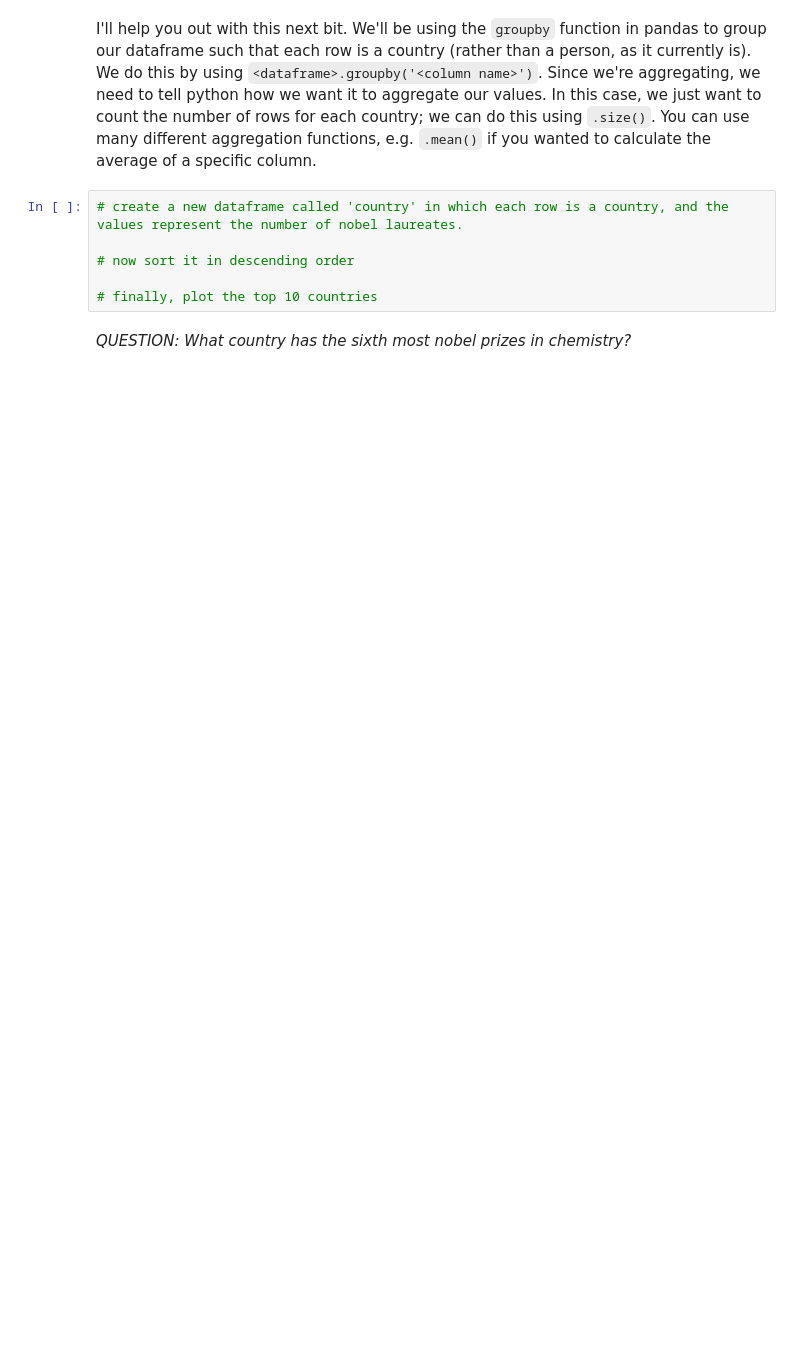
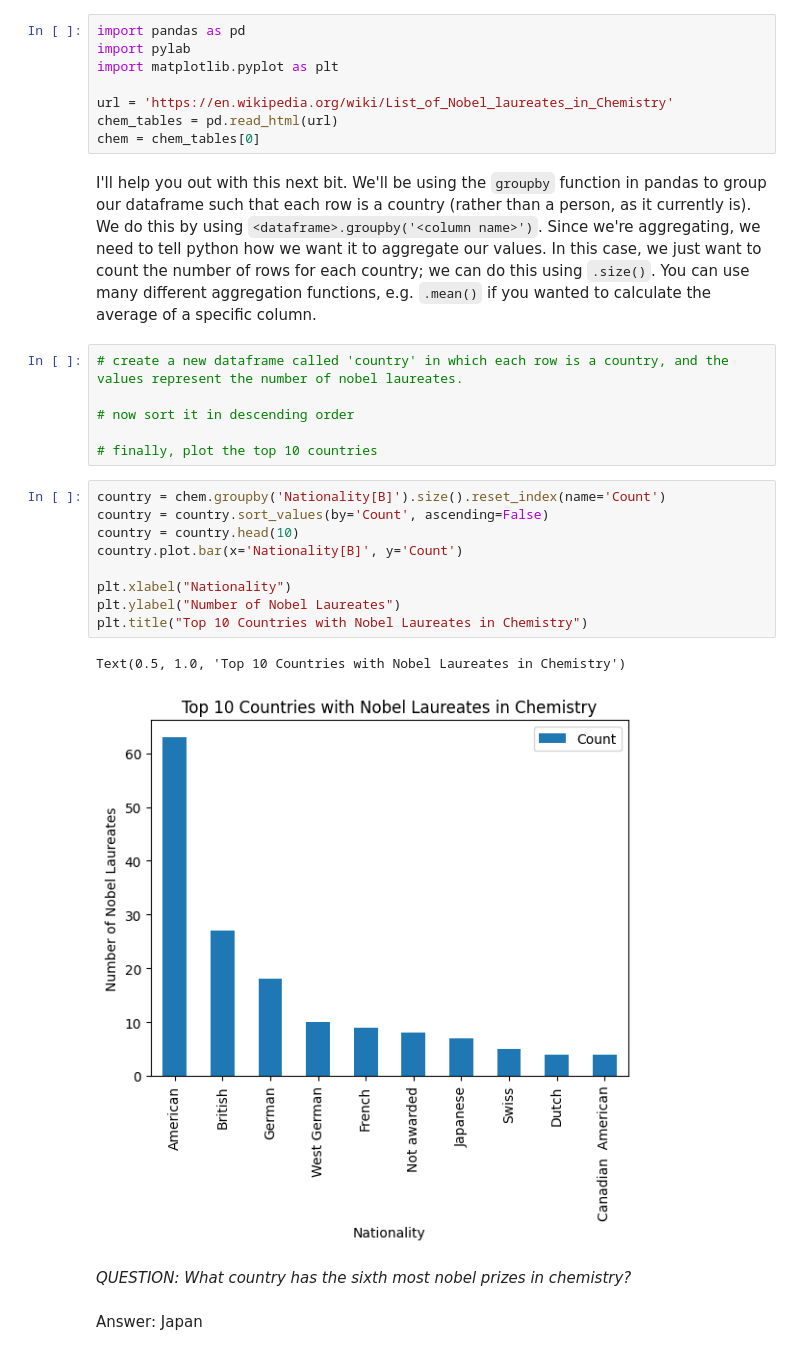
Before and after one commit to Feilusun/QM2, a Jupyter notebook: notebooks/W02. Pandas.ipynb, the cells around one changed output. Saved outputs shown, nothing was run; the diff lists cells and outputs as text; blank space fills up the shorter version.

```diff
--- a/notebooks/W02. Pandas.ipynb
+++ b/notebooks/W02. Pandas.ipynb
@@ -398,6 +398,14 @@ Using the following URL https://en.wikipedia.org/wiki/List_of_Nobel_laureates_in
 # scrape the table of Nobel Laureates in Chemistry using read_html. remember, this gives us a LIST of dataframes! lets call this list chem_tables
 
 # select the first dataframe from this list and call it chem
+# %%
+import pandas as pd
+import pylab
+import matplotlib.pyplot as plt
+
+url = 'https://en.wikipedia.org/wiki/List_of_Nobel_laureates_in_Chemistry'
+chem_tables = pd.read_html(url)
+chem = chem_tables[0]
 # %% [markdown]
 I'll help you out with this next bit. We'll be using the `groupby` function in pandas to group our dataframe such that each row is a country (rather than a person, as it currently is). We do this by using `<dataframe>.groupby('<column name>')`. Since we're aggregating, we need to tell python how we want it to aggregate our values. In this case, we just want to count the number of rows for each country; we can do this using `.size()`. You can use many different aggregation functions, e.g. `.mean()` if you wanted to calculate the average of a specific column.
 # %%
@@ -406,5 +414,19 @@ I'll help you out with this next bit. We'll be using the `groupby` function in p
 # now sort it in descending order
 
 # finally, plot the top 10 countries
+# %%
+country = chem.groupby('Nationality[B]').size().reset_index(name='Count')
+country = country.sort_values(by='Count', ascending=False)
+country = country.head(10)
+country.plot.bar(x='Nationality[B]', y='Count')
+
+plt.xlabel("Nationality")
+plt.ylabel("Number of Nobel Laureates")
+plt.title("Top 10 Countries with Nobel Laureates in Chemistry")
+# %% [output]
+Text(0.5, 1.0, 'Top 10 Countries with Nobel Laureates in Chemistry')
+[figure, added]
 # %% [markdown]
 *QUESTION: What country has the sixth most nobel prizes in chemistry?*
+# %% [markdown]
+Answer: Japan
```
